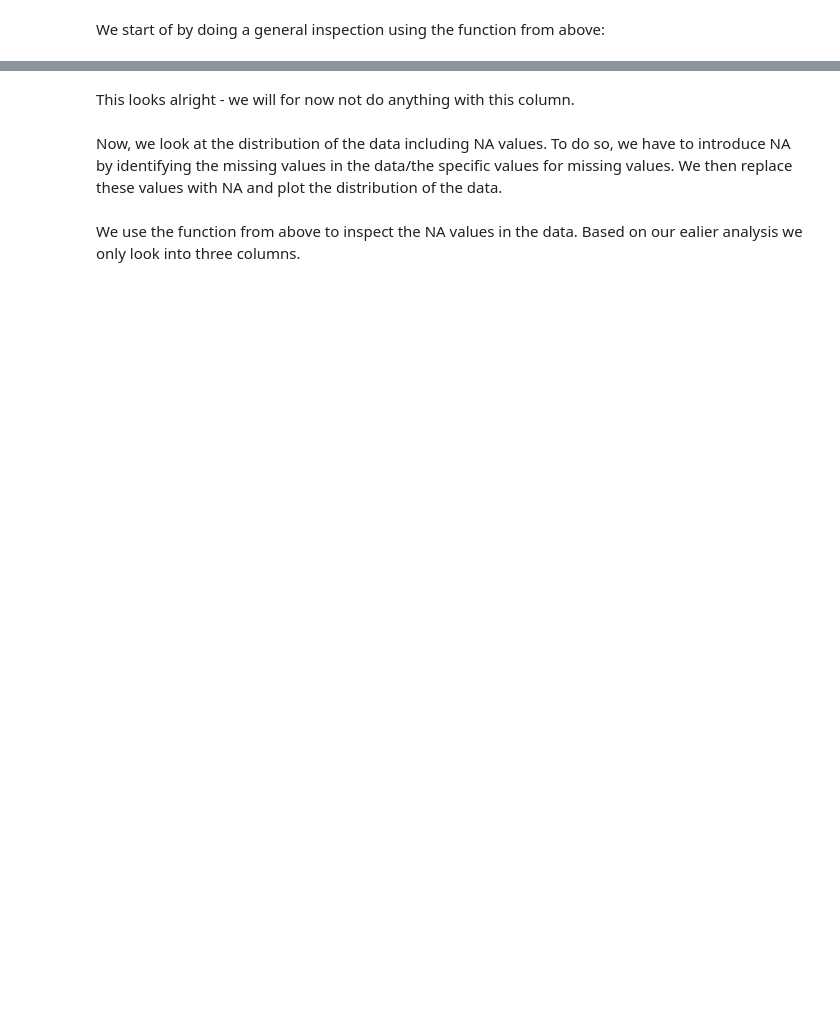
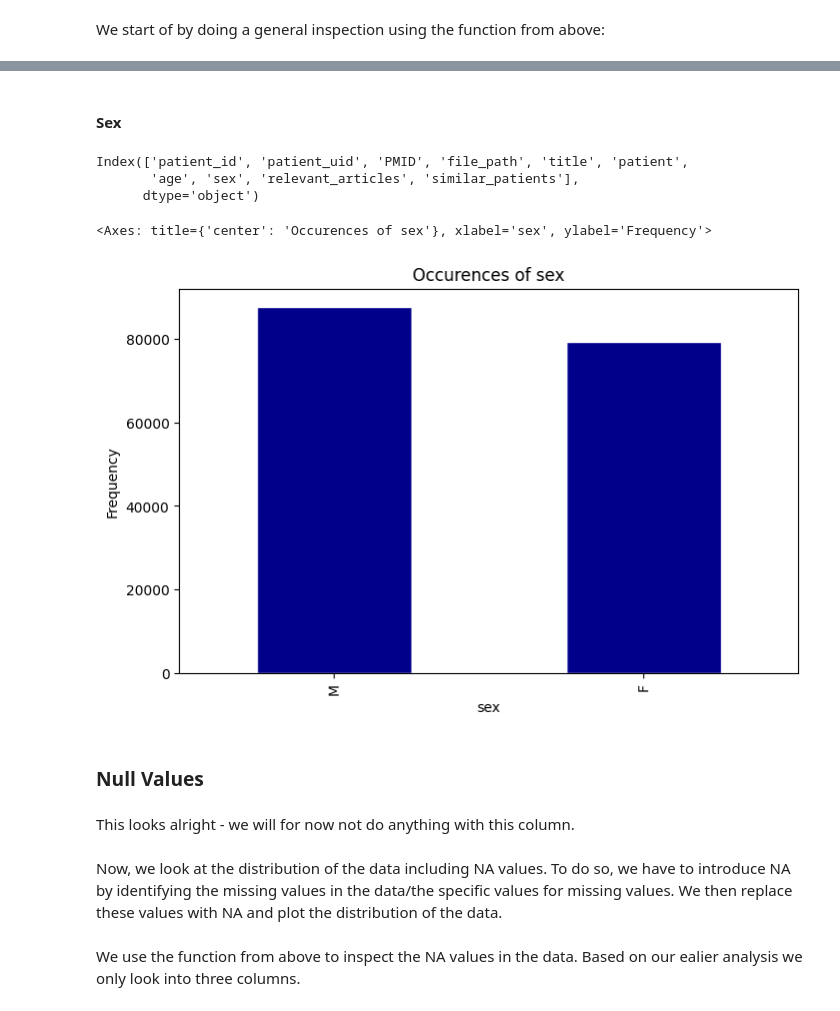
Before and after one commit to MisterXY89/chat-doc, a Jupyter notebook: chat_doc/dataset_generation/pmc_data_exploration.ipynb, the cells around one changed output, grey strips where cells are left out. Drawn from its saved outputs; the diff is of its cells as text; code cells hidden in the pictures; blank space fills up the shorter version.

```diff
--- a/chat_doc/dataset_generation/pmc_data_exploration.ipynb
+++ b/chat_doc/dataset_generation/pmc_data_exploration.ipynb
@@ -110,3 +152,32 @@ raw_df.degree.hist()
+# %% [markdown]
+#### Sex
+# %%
+# rename gender to sex
+df.rename({"gender": "sex"}, inplace=True, axis=1)
+print(df.columns)
+# %% [output]
+Index(['patient_id', 'patient_uid', 'PMID', 'file_path', 'title', 'patient',
+       'age', 'sex', 'relevant_articles', 'similar_patients'],
+      dtype='object')
+# %%
+# plot sex distribution (occurences) using matplotlib (pandas)
+
+
+df.sex.value_counts().to_frame().plot.bar(
+    figsize=(8, 5),
+    color="darkblue",
+    edgecolor="white",
+    linewidth=1.0,
+    legend=False,
+    grid=False,
+    ylabel="Frequency",
+    title="Occurences of sex",
+)
+# %% [output]
+<Axes: title={'center': 'Occurences of sex'}, xlabel='sex', ylabel='Frequency'>
+[figure, added]
+# %% [markdown]
+### Null Values
 # %% [markdown]
 This looks alright - we will for now not do anything with this column.
 # %% [markdown]
```
Also changed, not shown: parts of 26 cells of this notebook.
